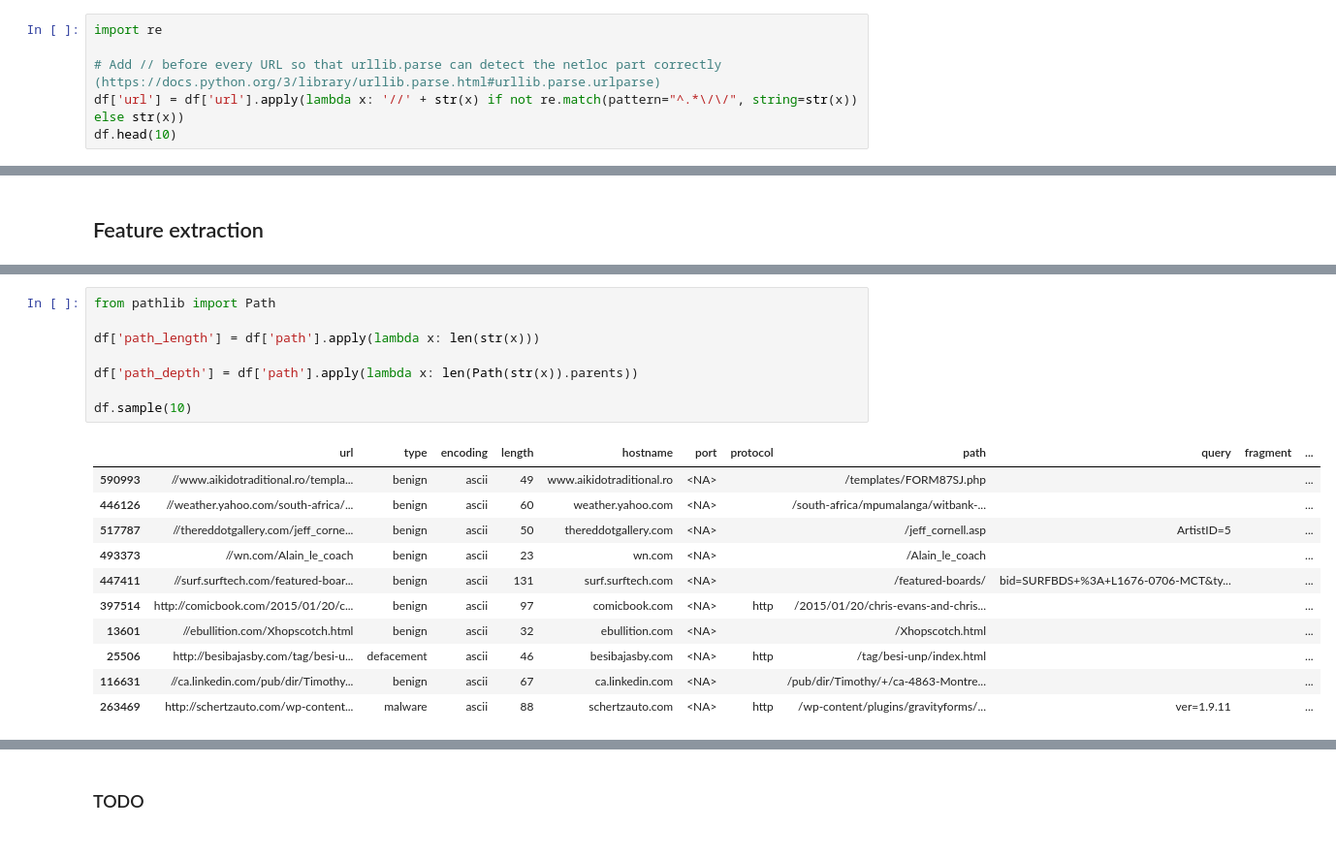
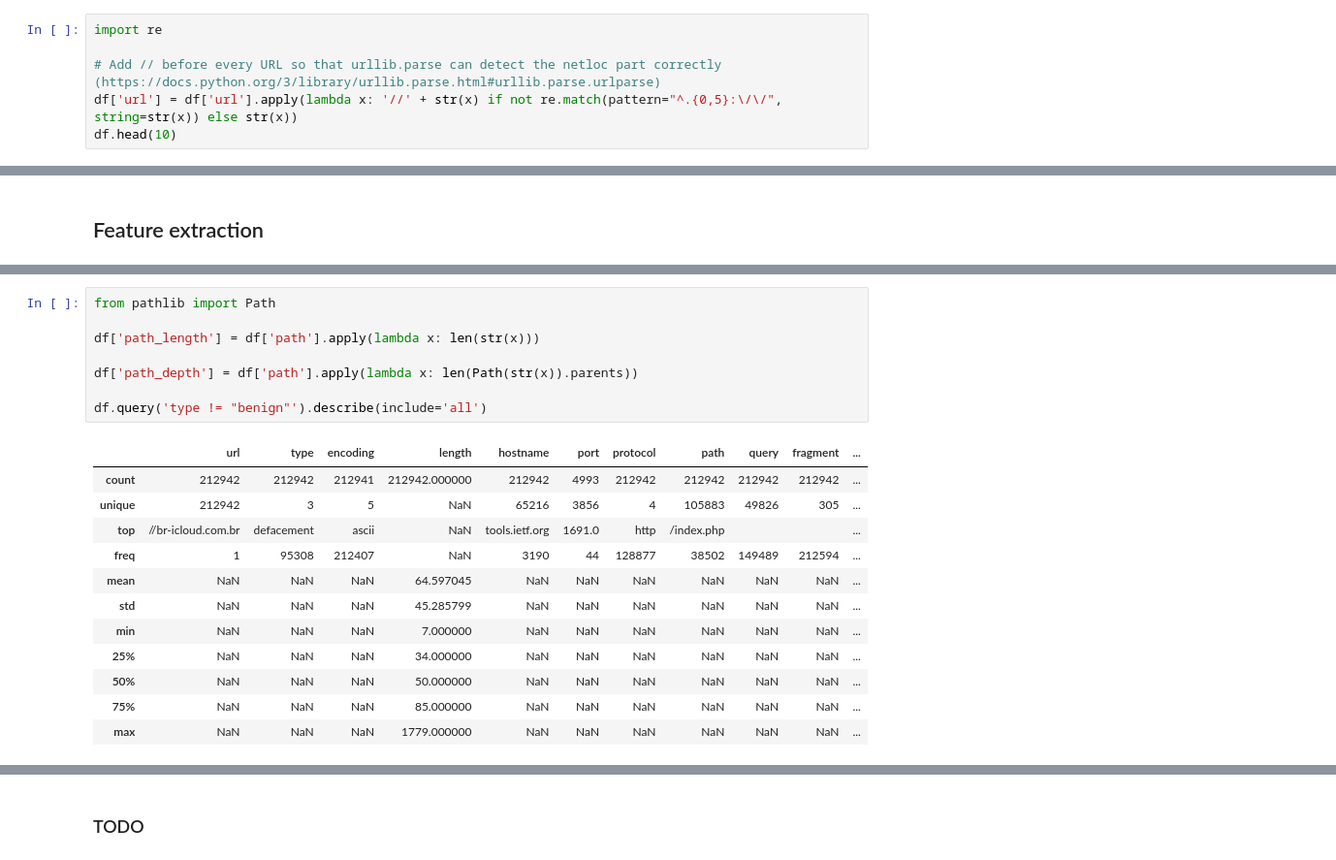
Before and after one commit to Metalcape/url-classifier, a Jupyter notebook: url-classifier.ipynb, the cells around one changed output, grey strips where cells are left out. Shown: that part at 97% size. Drawn from its saved outputs; the diff is of its cells as text.

```diff
--- a/url-classifier.ipynb
+++ b/url-classifier.ipynb
@@ -183,7 +170,7 @@ df.head(10)
 import re
 
 # Add // before every URL so that urllib.parse can detect the netloc part correctly (https://docs.python.org/3/library/urllib.parse.html#urllib.parse.urlparse)
-df['url'] = df['url'].apply(lambda x: '//' + str(x) if not re.match(pattern="^.*\/\/", string=str(x)) else str(x))
+df['url'] = df['url'].apply(lambda x: '//' + str(x) if not re.match(pattern="^.{0,5}:\/\/", string=str(x)) else str(x))
 df.head(10)
 # %% [output]
 |  | url | type | encoding |
@@ -265,22 +253,23 @@ df.sample(10)
 # %%
 from pathlib import Path
 
 df['path_length'] = df['path'].apply(lambda x: len(str(x)))
 
 df['path_depth'] = df['path'].apply(lambda x: len(Path(str(x)).parents))
 
-df.sample(10)
+df.query('type != "benign"').describe(include='all')
 # %% [output]
 |  | url | type | encoding | length | hostname | port | protocol | path | query | fragment | ... |
-| 590993 | //www.aikidotraditional.ro/templa... | benign | ascii | 49 | www.aikidotraditional.ro | <NA> |  | /templates/FORM87SJ.php |  |  | ... |
-| 446126 | //weather.yahoo.com/south-africa/... | benign | ascii | 60 | weather.yahoo.com | <NA> |  | /south-africa/mpumalanga/witbank-... |  |  | ... |
-| 517787 | //thereddotgallery.com/jeff_corne... | benign | ascii | 50 | thereddotgallery.com | <NA> |  | /jeff_cornell.asp | ArtistID=5 |  | ... |
-| 493373 | //wn.com/Alain_le_coach | benign | ascii | 23 | wn.com | <NA> |  | /Alain_le_coach |  |  | ... |
-| 447411 | //surf.surftech.com/featured-boar... | benign | ascii | 131 | surf.surftech.com | <NA> |  | /featured-boards/ | bid=SURFBDS+%3A+L1676-0706-MCT&ty... |  | ... |
-| 397514 | http://comicbook.com/2015/01/20/c... | benign | ascii | 97 | comicbook.com | <NA> | http | /2015/01/20/chris-evans-and-chris... |  |  | ... |
-| 13601 | //ebullition.com/Xhopscotch.html | benign | ascii | 32 | ebullition.com | <NA> |  | /Xhopscotch.html |  |  | ... |
-| 25506 | http://besibajasby.com/tag/besi-u... | defacement | ascii | 46 | besibajasby.com | <NA> | http | /tag/besi-unp/index.html |  |  | ... |
-| 116631 | //ca.linkedin.com/pub/dir/Timothy... | benign | ascii | 67 | ca.linkedin.com | <NA> |  | /pub/dir/Timothy/+/ca-4863-Montre... |  |  | ... |
-| 263469 | http://schertzauto.com/wp-content... | malware | ascii | 88 | schertzauto.com | <NA> | http | /wp-content/plugins/gravityforms/... | ver=1.9.11 |  | ... |
+| count | 212942 | 212942 | 212941 | 212942.000000 | 212942 | 4993 | 212942 | 212942 | 212942 | 212942 | ... |
+| unique | 212942 | 3 | 5 | NaN | 65216 | 3856 | 4 | 105883 | 49826 | 305 | ... |
+| top | //br-icloud.com.br | defacement | ascii | NaN | tools.ietf.org | 1691.0 | http | /index.php |  |  | ... |
+| freq | 1 | 95308 | 212407 | NaN | 3190 | 44 | 128877 | 38502 | 149489 | 212594 | ... |
+| mean | NaN | NaN | NaN | 64.597045 | NaN | NaN | NaN | NaN | NaN | NaN | ... |
+| std | NaN | NaN | NaN | 45.285799 | NaN | NaN | NaN | NaN | NaN | NaN | ... |
+| min | NaN | NaN | NaN | 7.000000 | NaN | NaN | NaN | NaN | NaN | NaN | ... |
+| 25% | NaN | NaN | NaN | 34.000000 | NaN | NaN | NaN | NaN | NaN | NaN | ... |
+| 50% | NaN | NaN | NaN | 50.000000 | NaN | NaN | NaN | NaN | NaN | NaN | ... |
+| 75% | NaN | NaN | NaN | 85.000000 | NaN | NaN | NaN | NaN | NaN | NaN | ... |
+| max | NaN | NaN | NaN | 1779.000000 | NaN | NaN | NaN | NaN | NaN | NaN | ... |
 # %%
 import ipaddress
```
Also changed, not shown: parts of 9 cells of this notebook.
